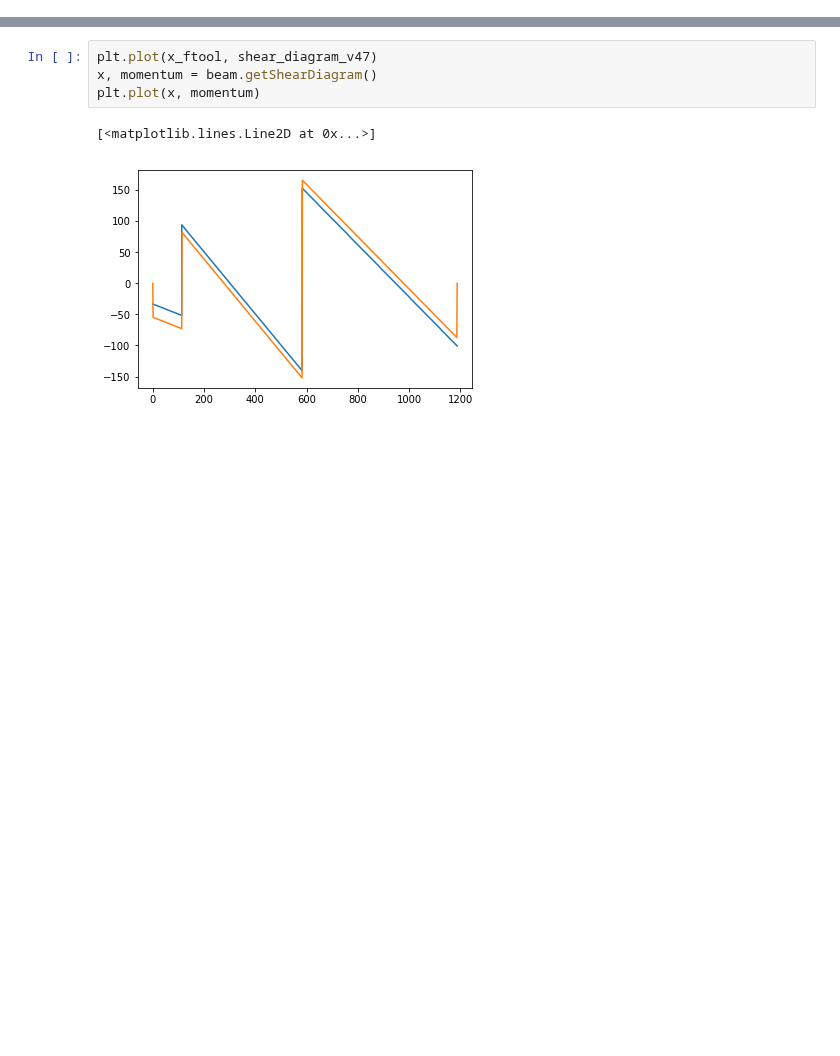
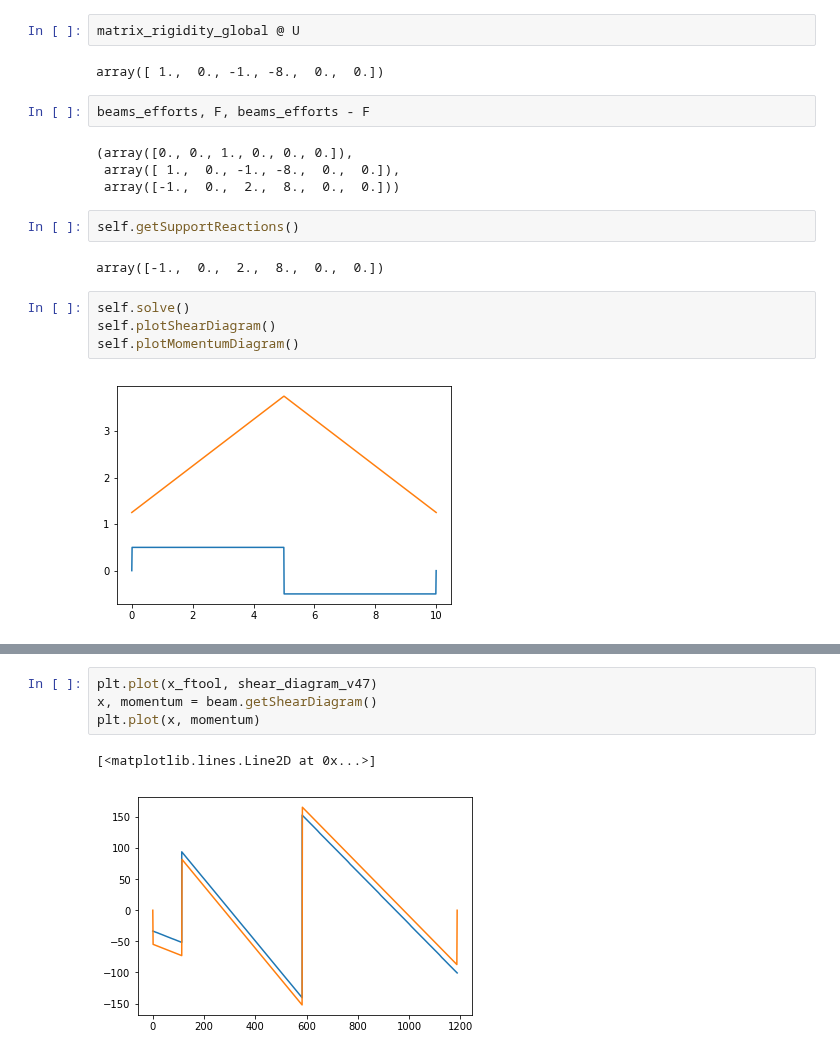
Before and after one commit to luisggc/FConcrete, a Jupyter notebook: jupyter/Hiper.ipynb, the cells around one changed output, grey strips where cells are left out. Saved outputs shown, nothing was run; the diff lists cells and outputs as text; blank space fills up the shorter version.

```diff
--- a/jupyter/Hiper.ipynb
+++ b/jupyter/Hiper.ipynb
@@ -11,0 +91,20 @@ import numpy as np
+# %%
+matrix_rigidity_global @ U
+# %% [output]
+array([ 1.,  0., -1., -8.,  0.,  0.])
+# %%
+beams_efforts, F, beams_efforts - F
+# %% [output]
+(array([0., 0., 1., 0., 0., 0.]),
+ array([ 1.,  0., -1., -8.,  0.,  0.]),
+ array([-1.,  0.,  2.,  8.,  0.,  0.]))
+# %%
+self.getSupportReactions()
+# %% [output]
+array([-1.,  0.,  2.,  8.,  0.,  0.])
+# %%
+self.solve()
+self.plotShearDiagram()
+self.plotMomentumDiagram()
+# %% [output]
+[figure, added]
```
Also changed, not shown: parts of 19 cells of this notebook, 6 other files.
